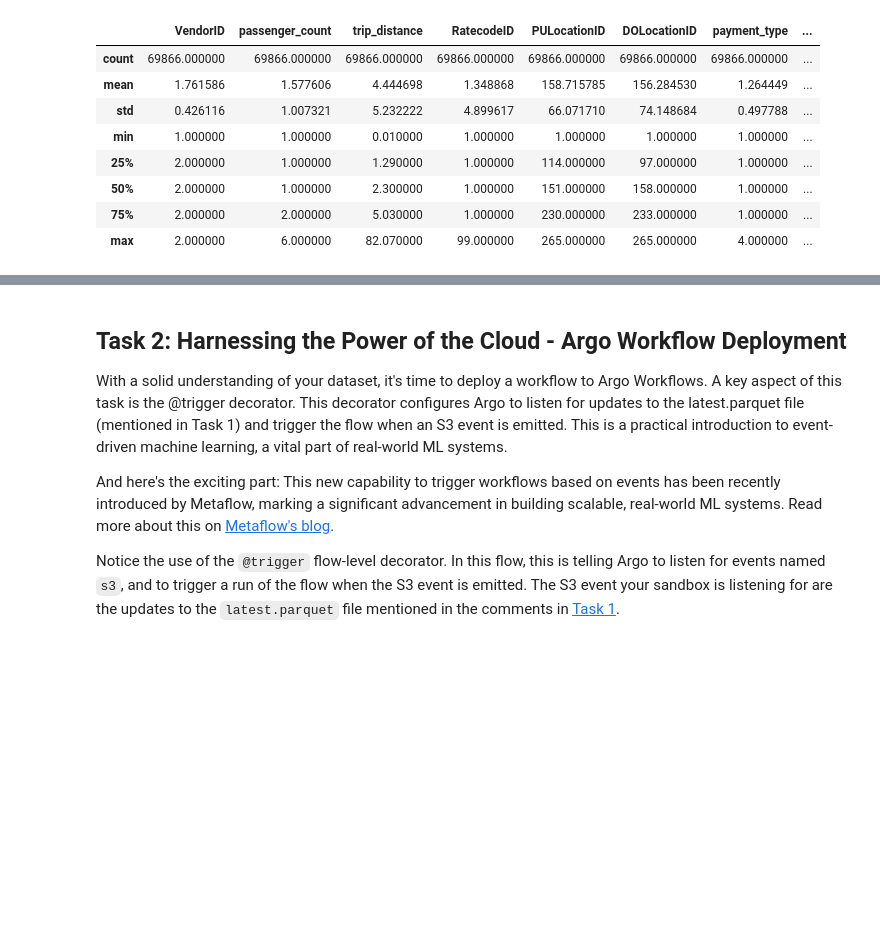
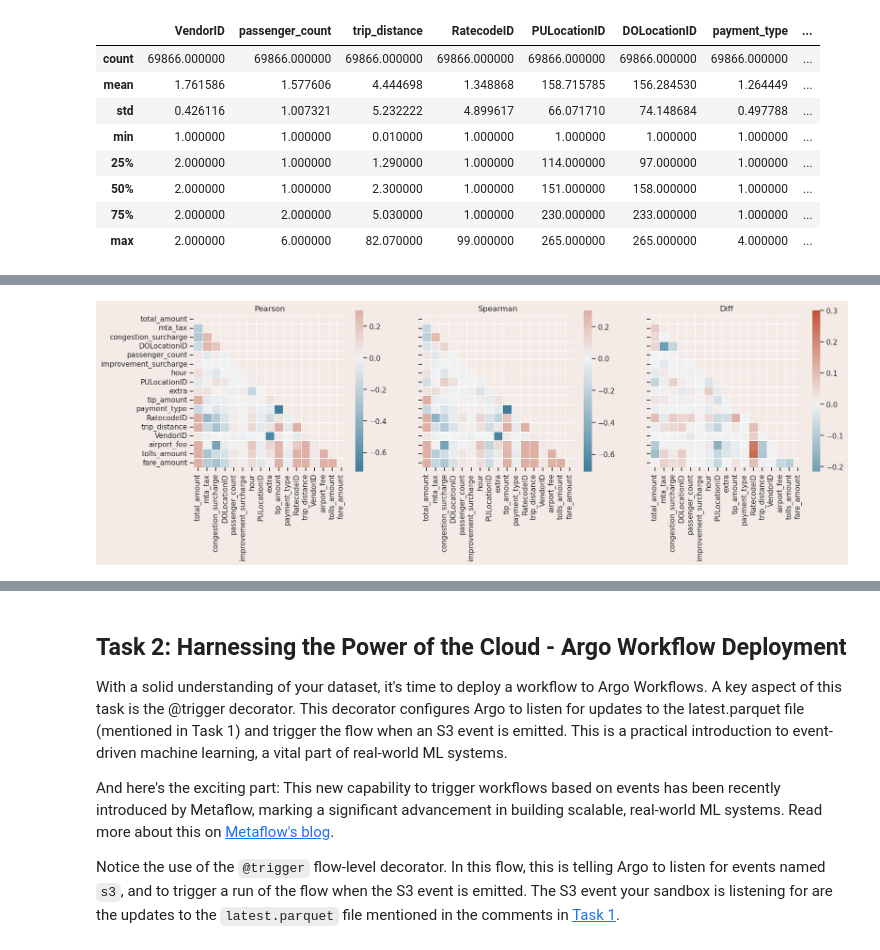
Before and after one commit to HendrikHuel/full-stack-ml-metaflow-corise-week-3, a Jupyter notebook: project/template.ipynb, the cells around one changed output, grey strips where cells are left out. Drawn from its saved outputs; the diff is of its cells as text; code cells hidden in the pictures; blank space fills up the shorter version.

```diff
--- a/project/template.ipynb
+++ b/project/template.ipynb
@@ -133,0 +164,7 @@ fig.tight_layout()
+# %%
+df_log = df.copy()
+num_cols = df_log.select_dtypes("number").columns
+df_log[num_cols] = np.log1p(df_log[num_cols])
+corr_matrices(df_log)
+# %% [output]
+[figure, added]
```
Also changed, not shown: parts of 6 cells of this notebook.
